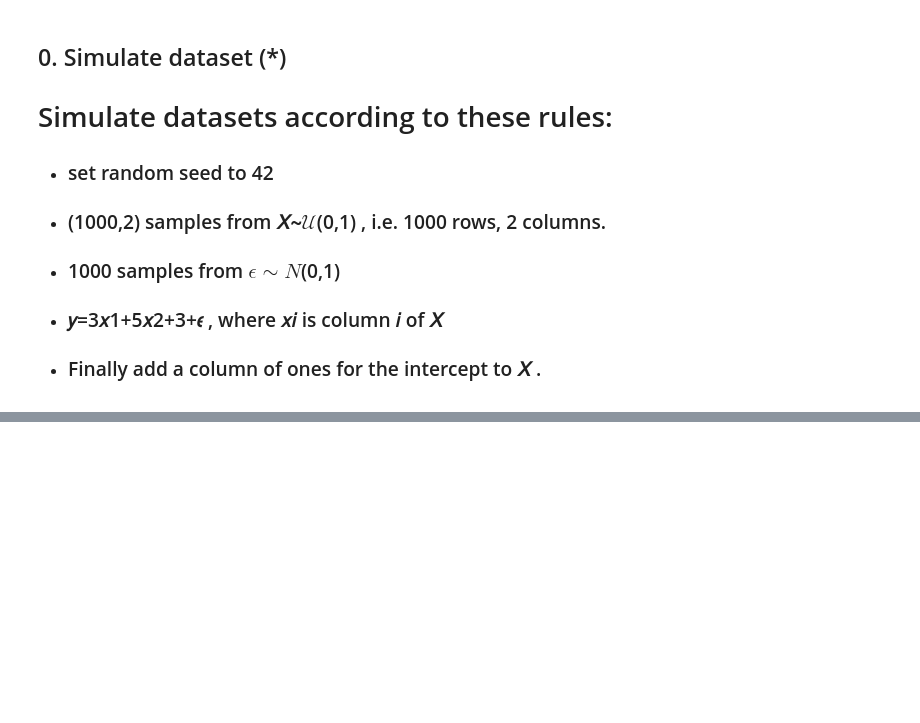
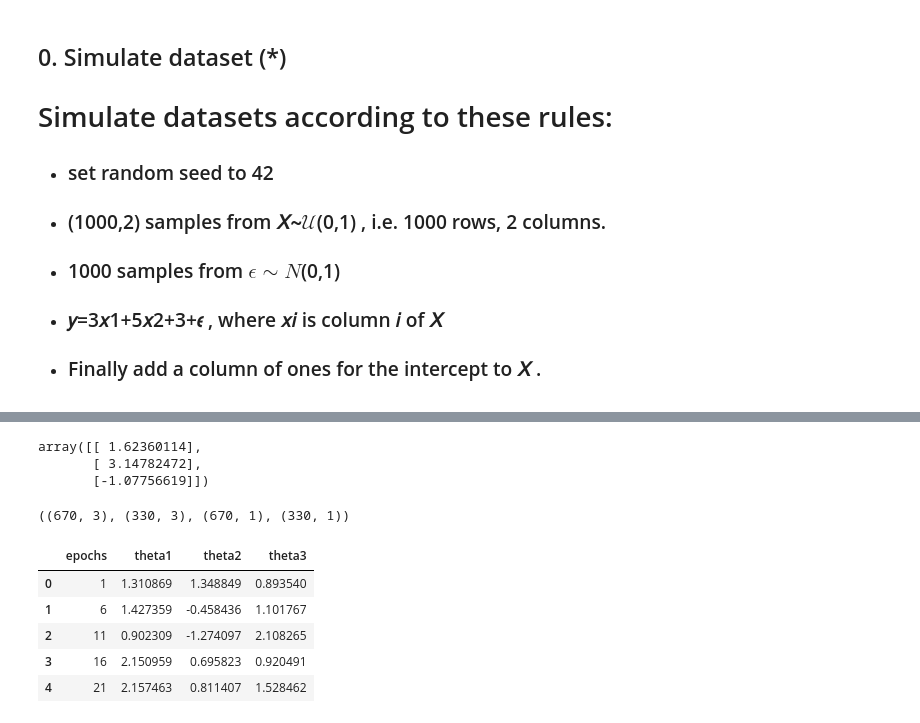
Before and after one commit to JoelOscarsson/Machine-Learning, a Jupyter notebook: Excercises/L1-Gradient-Descent.ipynb, the cells around one changed output, grey strips where cells are left out. Cells and saved outputs as stored; diff of their text form; code cells hidden in the pictures; blank space fills up the shorter version.

```diff
--- a/Excercises/L1-Gradient-Descent.ipynb
+++ b/Excercises/L1-Gradient-Descent.ipynb
@@ -41,0 +54,54 @@ y = X[:3]+
+# %%
+# Vi ska kalkylera gradient descent
+def gradient_descent(X, y, learning_rate=0.1, epochs=500):
+    m = len(X)
+
+    theta = np.random.randn(X.shape[1], 1)
+
+    for _ in range(epochs):
+        # Gradient
+        gradient = 2 / m * X.T @ (X @ theta - y)
+        # Update theta "Decay"
+        theta -= learning_rate * gradient
+
+        return theta
+
+theta = gradient_descent(X, y)
+theta
+# %% [output]
+array([[ 1.62360114],
+       [ 3.14782472],
+       [-1.07756619]])
+# %%
+# Train | test split
+from sklearn.model_selection import train_test_split
+
+X_train, X_test, y_train, y_test = train_test_split(X, y, test_size=0.33, random_state=42)
+
+X_train.shape, X_test.shape, y_train.shape, y_test.shape
+# %% [output]
+((670, 3), (330, 3), (670, 1), (330, 1))
+# %%
+epoch_list = []
+theta_1list = []
+theta_2list = []
+theta_3list = []
+
+
+for epoch in range(1,500,5):
+    theta_1,theta_2,theta_3 = gradient_descent(X_train,y_train,learning_rate=.1,epochs=epoch).flatten()
+    epoch_list.append(epoch)
+    theta_1list.append(theta_1)
+    theta_2list.append(theta_2)
+    theta_3list.append(theta_3)
+
+df = pd.DataFrame({"epochs":epoch_list,"theta1":theta_1list,"theta2":theta_2list,"theta3":theta_3list})
+
+df.head()
+# %% [output]
+|  | epochs | theta1 | theta2 | theta3 |
+| 0 | 1 | 1.310869 | 1.348849 | 0.893540 |
+| 1 | 6 | 1.427359 | -0.458436 | 1.101767 |
+| 2 | 11 | 0.902309 | -1.274097 | 2.108265 |
+| 3 | 16 | 2.150959 | 0.695823 | 0.920491 |
+| 4 | 21 | 2.157463 | 0.811407 | 1.528462 |
```
Also changed, not shown: parts of 5 cells of this notebook, 1 other file.
